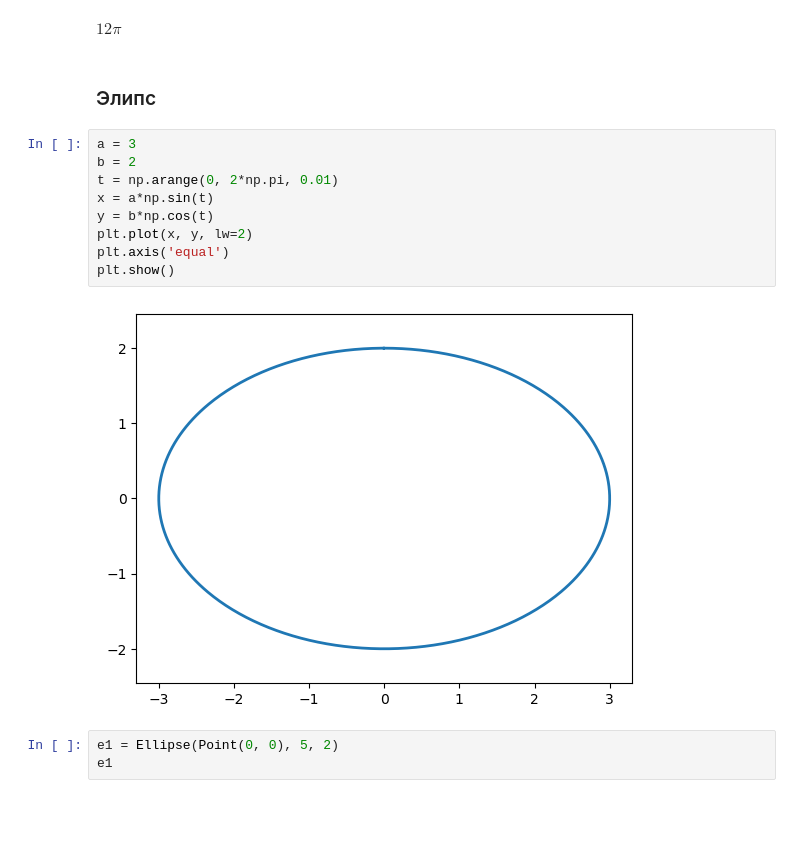
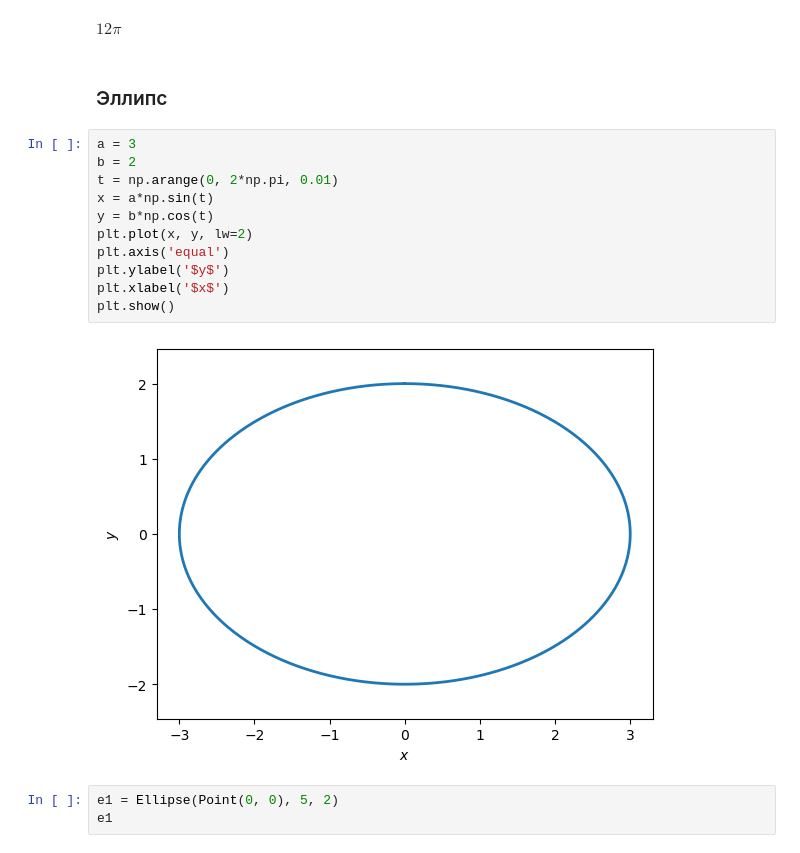
Before and after one commit to aposum23/Program_eng_labs, a Jupyter notebook: Лабораторная 6/Лабораторная работа 6.ipynb, the cells around one changed output. Drawn from its saved outputs; the diff is of its cells as text; blank space fills up the shorter version.

```diff
--- a/Лабораторная 6/Лабораторная работа 6.ipynb
+++ b/Лабораторная 6/Лабораторная работа 6.ipynb
@@ -677,18 +680,20 @@ c4.circumference
 # %% [output]
 $\displaystyle 12 \pi$
 # %% [markdown]
-### Элипс
+### Эллипс
 # %%
 a = 3
 b = 2
 t = np.arange(0, 2*np.pi, 0.01)
 x = a*np.sin(t)
 y = b*np.cos(t)
 plt.plot(x, y, lw=2)
 plt.axis('equal')
+plt.ylabel('$y$')
+plt.xlabel('$x$')
 plt.show()
 # %% [output]
-[figure, old version]
+[figure, new version]
 # %%
 e1 = Ellipse(Point(0, 0), 5, 2)
 e1
```
Also changed, not shown: parts of 45 cells of this notebook, 3 other files.
